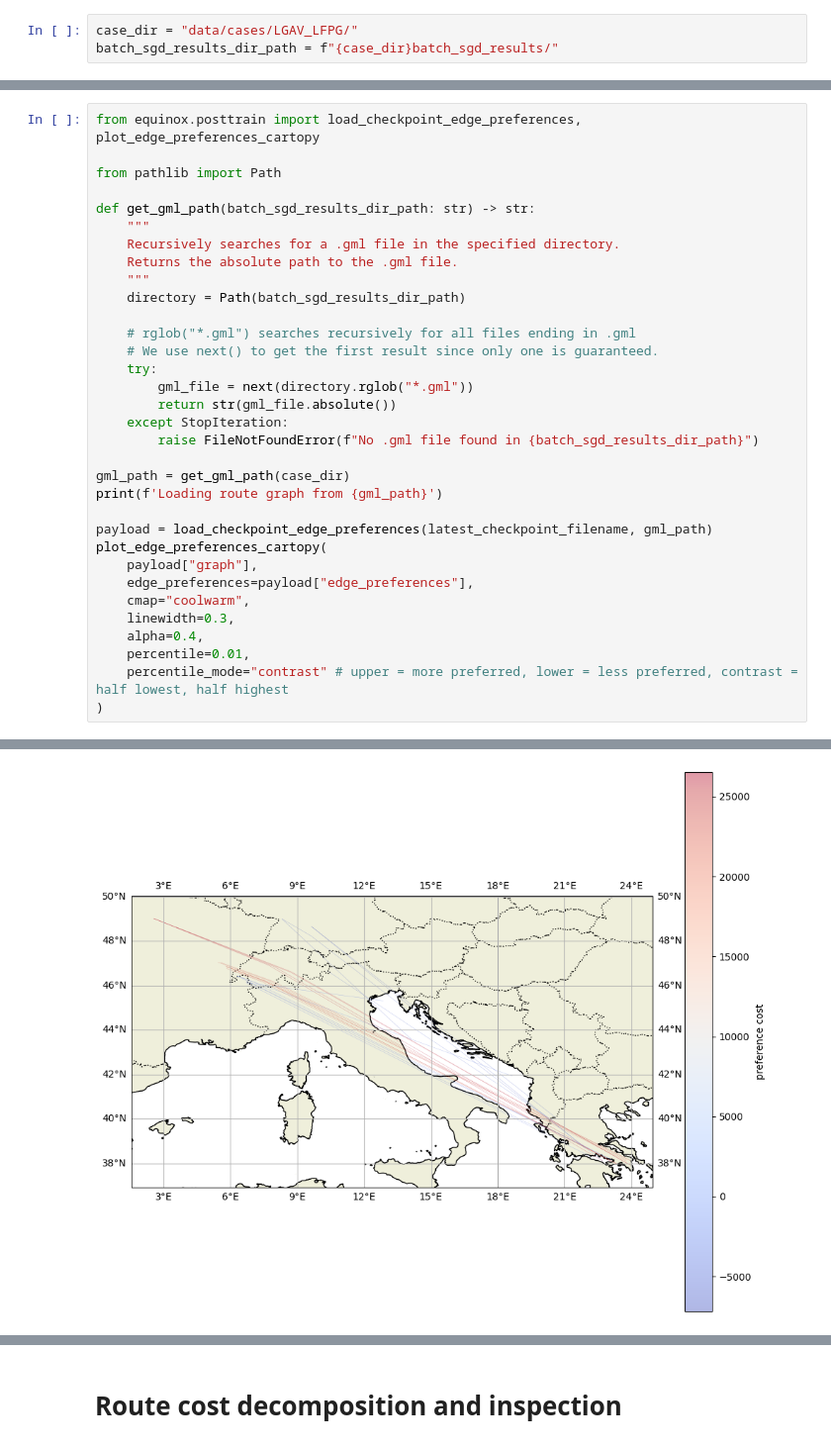
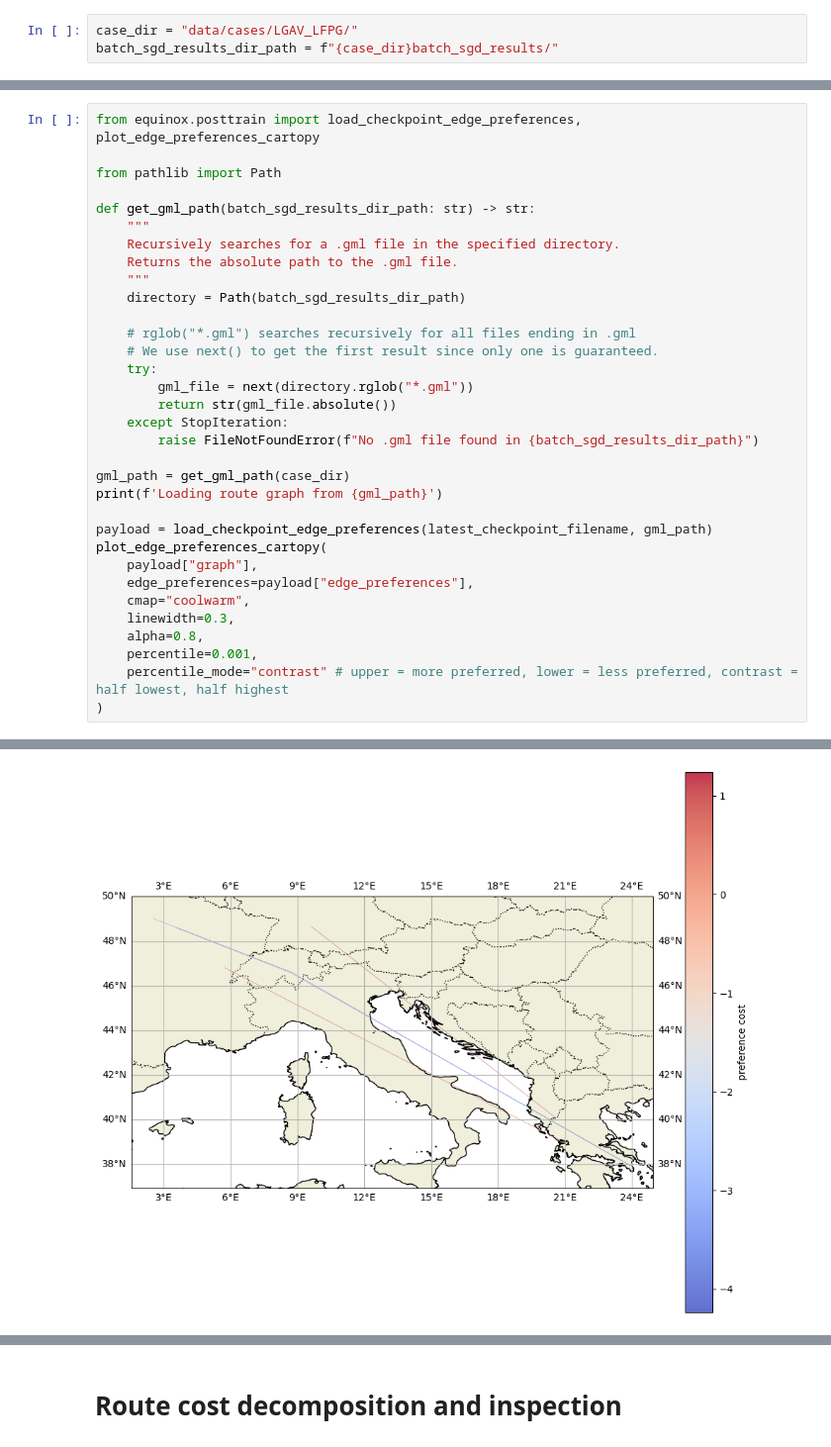
Before and after one commit to thinhhoang95/project-equinox, a Jupyter notebook: src/equinox/posttrain/checkpoint_interpret.ipynb, the cells around one changed output, grey strips where cells are left out. Shown at 99% size. Drawn from its saved outputs; the diff is of its cells as text.

```diff
--- a/src/equinox/posttrain/checkpoint_interpret.ipynb
+++ b/src/equinox/posttrain/checkpoint_interpret.ipynb
@@ -82,36 +82,36 @@ from equinox.posttrain import load_checkpoint_edge_preferences, plot_edge_prefer
 from pathlib import Path
 
 def get_gml_path(batch_sgd_results_dir_path: str) -> str:
     """
     Recursively searches for a .gml file in the specified directory.
     Returns the absolute path to the .gml file.
     """
     directory = Path(batch_sgd_results_dir_path)
 
     # rglob("*.gml") searches recursively for all files ending in .gml
     # We use next() to get the first result since only one is guaranteed.
     try:
         gml_file = next(directory.rglob("*.gml"))
         return str(gml_file.absolute())
     except StopIteration:
         raise FileNotFoundError(f"No .gml file found in {batch_sgd_results_dir_path}")
 
 gml_path = get_gml_path(case_dir)
 print(f'Loading route graph from {gml_path}')
 
 payload = load_checkpoint_edge_preferences(latest_checkpoint_filename, gml_path)
 plot_edge_preferences_cartopy(
     payload["graph"],
     edge_preferences=payload["edge_preferences"],
     cmap="coolwarm",
     linewidth=0.3,
-    alpha=0.4,
-    percentile=0.01,
+    alpha=0.8,
+    percentile=0.001,
     percentile_mode="contrast" # upper = more preferred, lower = less preferred, contrast = half lowest, half highest
 )
 # %% [output]
 Loading route graph from /Volumes/CrucialX/project-equinox/data/cases/LGAV_LFPG/graphs/routes.gml
-[figure, old version]
+[figure, new version]
 <GeoAxes: >
 # %% [markdown]
 # Route cost decomposition and inspection
```
Also changed, not shown: parts of 3 cells of this notebook, 2 other files.
